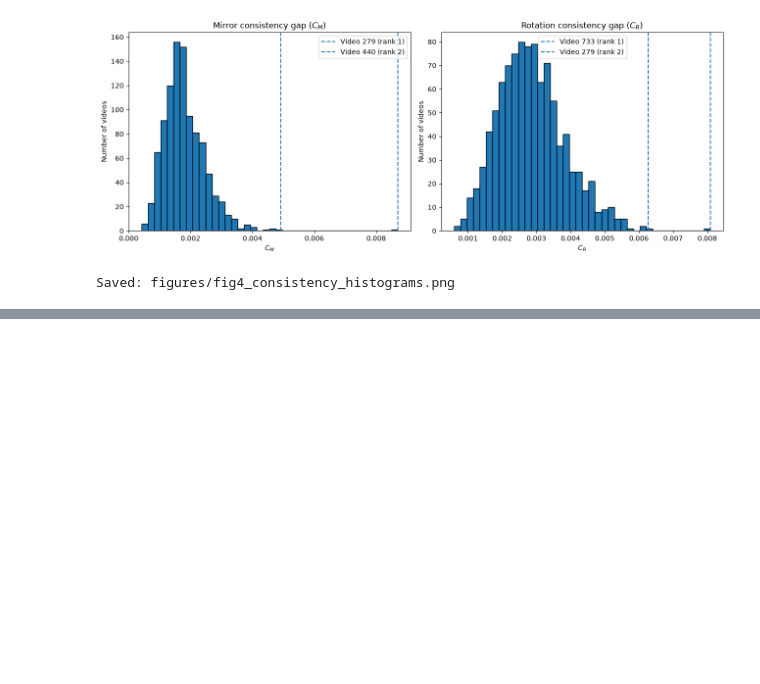
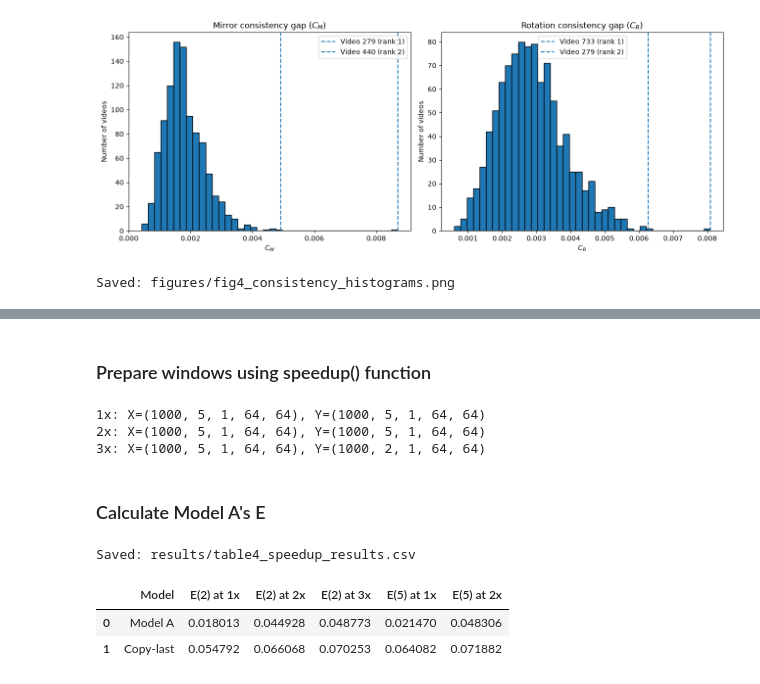
Before and after one commit to obaidhsn/25280049_Assignment2_DL4STG, a Jupyter notebook: 25280049_Question2.ipynb, the cells around one changed output, grey strips where cells are left out. Cells and saved outputs as stored; diff of their text form; code cells hidden in the pictures; blank space fills up the shorter version.

```diff
--- a/25280049_Question2.ipynb
+++ b/25280049_Question2.ipynb
@@ -1319,0 +1342,65 @@ Saved: figures/fig4_consistency_histograms.png
+# %% [markdown]
+### Prepare windows using speedup() function
+# %%
+speed_data = {}
+
+for k in [1, 2, 3]:
+    X_list, Y_list = [], []
+
+    for video in test_videos:
+        x, y, _, _ = speedup(video, k)
+        X_list.append(x)
+        Y_list.append(y)
+
+    speed_data[k] = (torch.stack(X_list), torch.stack(Y_list))
+
+    print(
+        f"{k}x: X={tuple(speed_data[k][0].shape)}, "
+        f"Y={tuple(speed_data[k][1].shape)}"
+    )
+# %% [output]
+1x: X=(1000, 5, 1, 64, 64), Y=(1000, 5, 1, 64, 64)
+2x: X=(1000, 5, 1, 64, 64), Y=(1000, 5, 1, 64, 64)
+3x: X=(1000, 5, 1, 64, 64), Y=(1000, 2, 1, 64, 64)
+# %% [markdown]
+### Calculate Model A's E
+# %%
+table4_results = {}
+
+for k, (X, Y) in speed_data.items():
+    model_predict = lambda x, n=Y.shape[1]: model(x)[:, :n]
+    copy_predict = lambda x, n=Y.shape[1]: copy_last_predictor(x)[:, :n]
+
+    model_result = evaluate_model(model_predict, X, Y, batch_size)
+    copy_result = evaluate_model(copy_predict, X, Y, batch_size)
+
+    table4_results[k] = {
+        "Model A E(2)": model_result["mse_h"][:2].mean(),
+        "Copy-last E(2)": copy_result["mse_h"][:2].mean(),
+    }
+
+    if Y.shape[1] >= 5:
+        table4_results[k]["Model A E(5)"] = model_result["e5"]
+        table4_results[k]["Copy-last E(5)"] = copy_result["e5"]
+
+table4 = pd.DataFrame([
+    {
+        "Model": name,
+        "E(2) at 1x": table4_results[1][f"{name} E(2)"],
+        "E(2) at 2x": table4_results[2][f"{name} E(2)"],
+        "E(2) at 3x": table4_results[3][f"{name} E(2)"],
+        "E(5) at 1x": table4_results[1][f"{name} E(5)"],
+        "E(5) at 2x": table4_results[2][f"{name} E(5)"],
+    }
+    for name in ["Model A", "Copy-last"]
+])
+
+table4.to_csv("results/table4_speedup_results.csv", index=False)
+print("Saved: results/table4_speedup_results.csv")
+
+display(table4.round(6))
+# %% [output]
+Saved: results/table4_speedup_results.csv
+|  | Model | E(2) at 1x | E(2) at 2x | E(2) at 3x | E(5) at 1x | E(5) at 2x |
+| 0 | Model A | 0.018013 | 0.044928 | 0.048773 | 0.021470 | 0.048306 |
+| 1 | Copy-last | 0.054792 | 0.066068 | 0.070253 | 0.064082 | 0.071882 |
```
Also changed, not shown: parts of 11 cells of this notebook, 7 other files.
